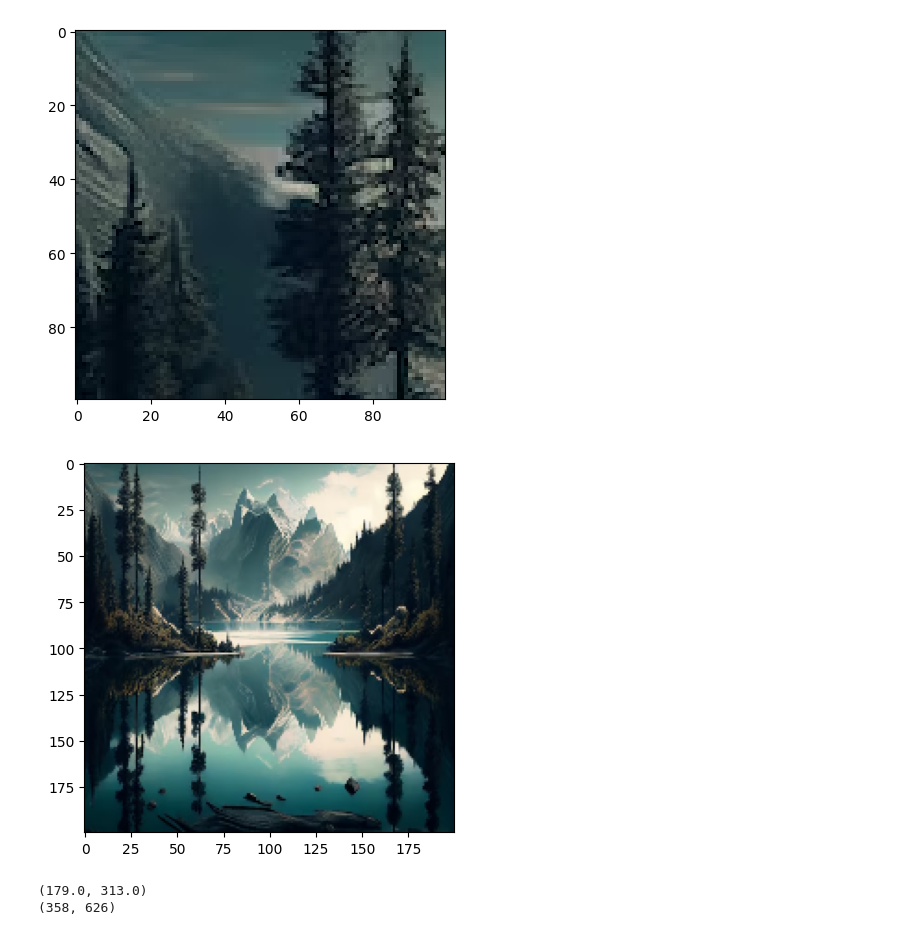
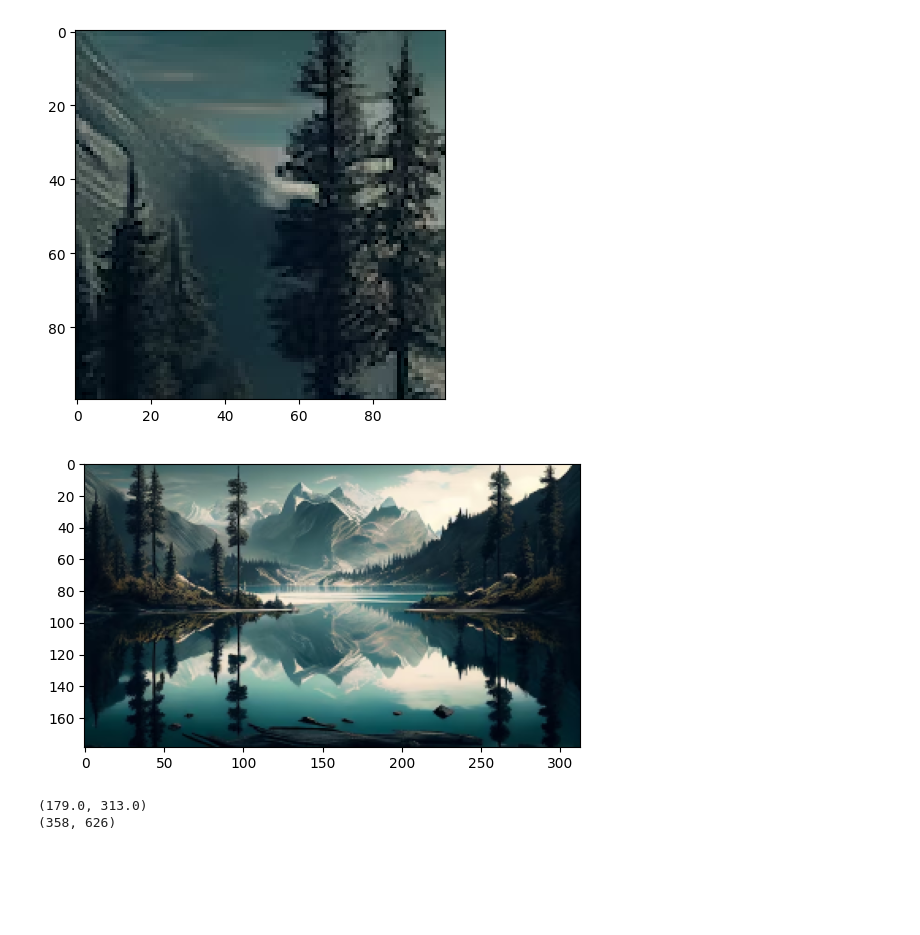
Before and after one commit to lightningdhna/intern_20232, a Jupyter notebook: opencv.ipynb, the cells around one changed output. Cells and saved outputs as stored; diff of their text form; code cells hidden in the pictures; blank space fills up the shorter version.

```diff
--- a/opencv.ipynb
+++ b/opencv.ipynb
@@ -91,11 +91,12 @@ pyplot.show()
 [figure]
 # %%
 # resize image
-resized_image =cv2.resize(image, (200,200))
+# resized_image =cv2.resize(image, (200,200))
+resized_image = cv2.resize(image, (0,0), fx=0.5, fy=0.5)
 pyplot.imshow(cv2.cvtColor(resized_image, cv2.COLOR_BGR2RGB))
 pyplot.show()
 # %% [output]
-[figure, old version]
+[figure, new version]
 # %%
 # rotate image
 center_point  =tuple(i/2 for i in image.shape[:2])
```
Also changed, not shown: parts of 8 cells of this notebook, 3 other files.
